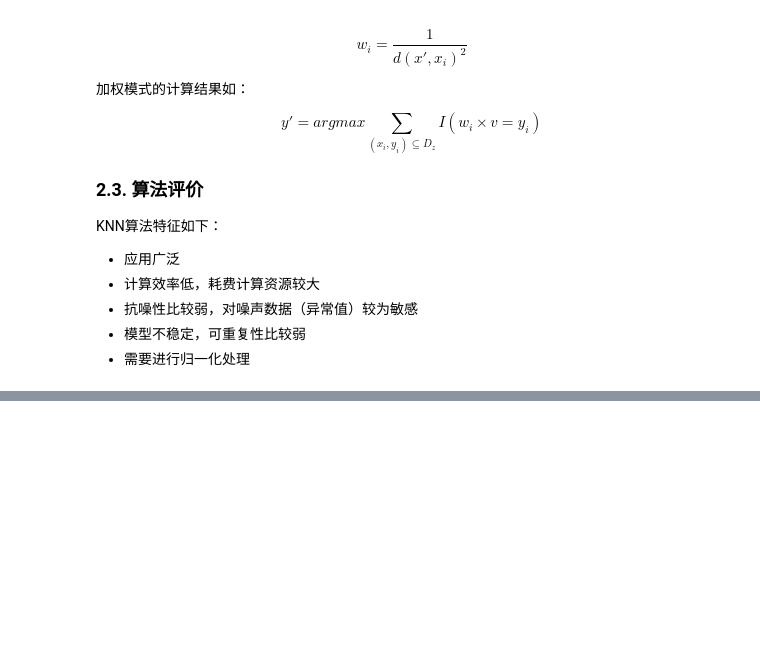
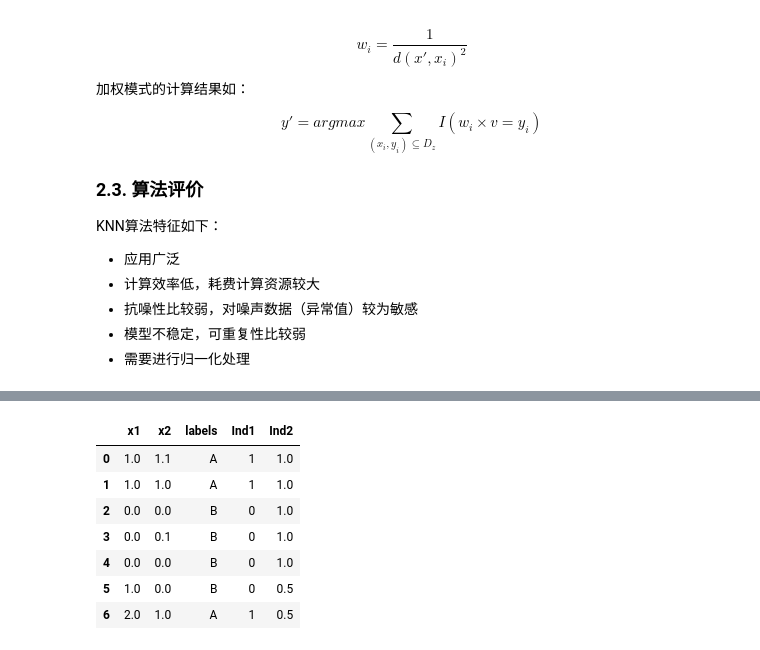
Before and after one commit to chundcm/cda-record, a Jupyter notebook: src/zero-lang/3.1 - kNN算法.ipynb, the cells around one changed output, grey strips where cells are left out. Cells and saved outputs as stored; diff of their text form; code cells hidden in the pictures; blank space fills up the shorter version.

```diff
--- a/src/zero-lang/3.1 - kNN算法.ipynb
+++ b/src/zero-lang/3.1 - kNN算法.ipynb
@@ -198,0 +409,4 @@ KNN算法特征如下：
+# %%
+group, labels = createDataSet()
+train = np.vstack([group, [0,0]])
+labels.append('B')
@@ -198,0 +451,16 @@ KNN算法特征如下：
+# %%
+input['Ind1'] = 1
+for i in range(input.shape[0]):
+    if(input.iloc[i,2] == 'B'):
+        input.iloc[i,3] = 0
+input['Ind2'] = [1,1,1,1,1,0.5,0.5]
+input
+# %% [output]
+|  | x1 | x2 | labels | Ind1 | Ind2 |
+| 0 | 1.0 | 1.1 | A | 1 | 1.0 |
+| 1 | 1.0 | 1.0 | A | 1 | 1.0 |
+| 2 | 0.0 | 0.0 | B | 0 | 1.0 |
+| 3 | 0.0 | 0.1 | B | 0 | 1.0 |
+| 4 | 0.0 | 0.0 | B | 0 | 1.0 |
+| 5 | 1.0 | 0.0 | B | 0 | 0.5 |
+| 6 | 2.0 | 1.0 | A | 1 | 0.5 |
```
Also changed, not shown: parts of 46 cells of this notebook, 1 other file.
